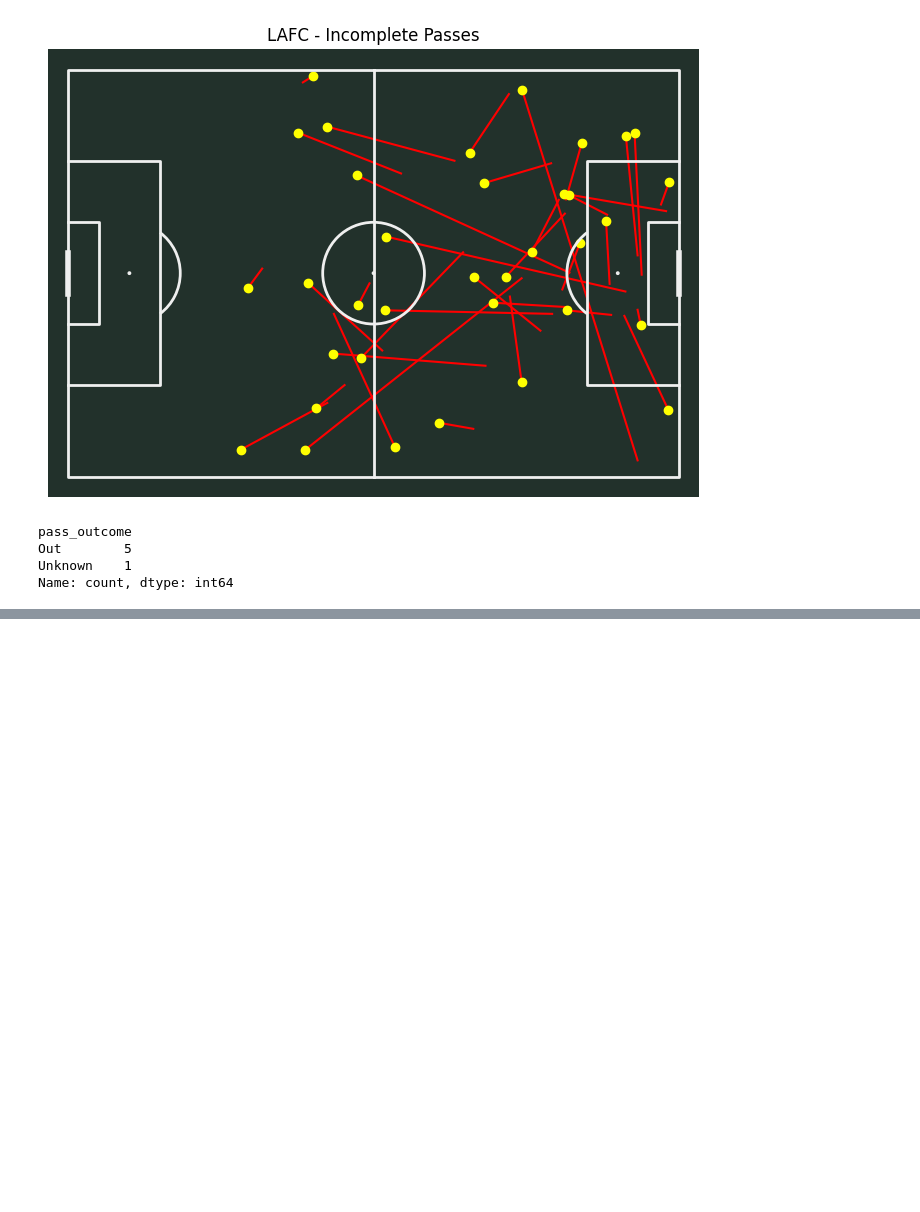
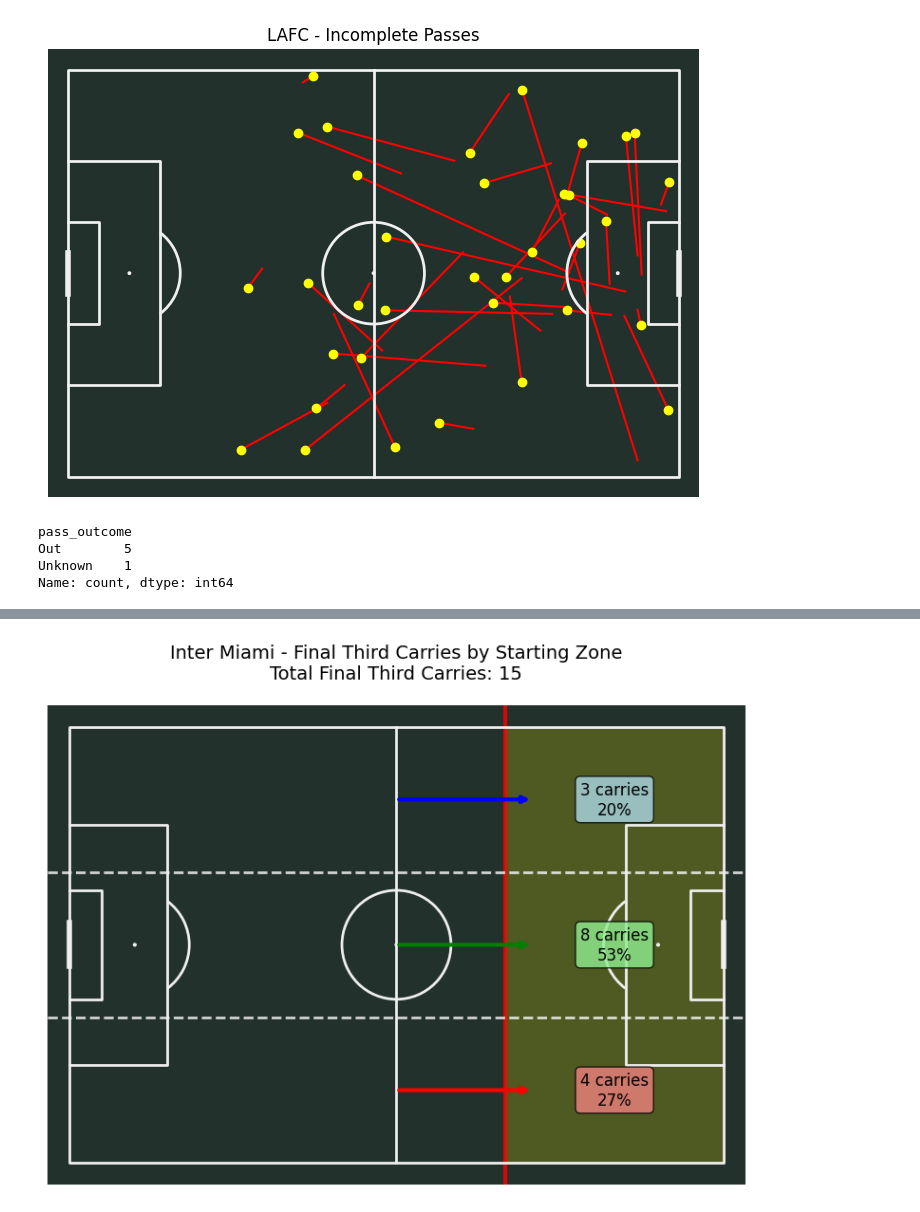
Before and after one commit to der-amit/soccer_plots, a Jupyter notebook: mls_plots.ipynb, the cells around one changed output, grey strips where cells are left out. Drawn from its saved outputs; the diff is of its cells as text; code cells hidden in the pictures; blank space fills up the shorter version.

```diff
--- a/mls_plots.ipynb
+++ b/mls_plots.ipynb
@@ -456,0 +557,67 @@ Name: count, dtype: int64
+# %%
+import matplotlib.pyplot as plt
+
+# Your existing code for filtering and calculating...
+miami_final_third_carries = df_carries[(df_carries['team'] == 'Inter Miami') &
+                                       (df_carries['xstart'] < 80) &
+                                       (df_carries['carry_end_x'] > 80)]
+
+# Calculate zones and percentages...
+left_zone = miami_final_third_carries[(miami_final_third_carries['ystart'] >= 0) &
+                                      (miami_final_third_carries['ystart'] <= 26.67)]
+center_zone = miami_final_third_carries[(miami_final_third_carries['ystart'] > 26.67) &
+                                        (miami_final_third_carries['ystart'] <= 53.33)]
+right_zone = miami_final_third_carries[(miami_final_third_carries['ystart'] > 53.33) &
+                                       (miami_final_third_carries['ystart'] <= 80)]
+
+total_final_third_carries = len(miami_final_third_carries)
+left_count = len(left_zone)
+center_count = len(center_zone)
+right_count = len(right_zone)
+
+left_pct = (left_count / total_final_third_carries) * 100
+center_pct = (center_count / total_final_third_carries) * 100
+right_pct = (right_count / total_final_third_carries) * 100
+
+# Create visualization
+fig, ax = pitch.draw(figsize=(10, 6))
+
+# Highlight the final third area
+ax.axvline(x=80, color='red', linestyle='-', linewidth=3, alpha=0.8)
+ax.fill_betweenx([0, 80], 80, 120, alpha=0.2, color='yellow', label='Final Third')
+
+# Add arrows pointing toward final third
+# Left zone arrow
+ax.annotate('', xy=(85, 13.33), xytext=(60, 13.33),
+            arrowprops=dict(arrowstyle='->', lw=3, color='blue'))
+
+# Center zone arrow
+ax.annotate('', xy=(85, 40), xytext=(60, 40),
+            arrowprops=dict(arrowstyle='->', lw=3, color='green'))
+
+# Right zone arrow
+ax.annotate('', xy=(85, 66.67), xytext=(60, 66.67),
+            arrowprops=dict(arrowstyle='->', lw=3, color='red'))
+
+# Add text annotations for each zone
+ax.text(100, 13.33, f'{left_count} carries\n{left_pct:.0f}%',
+        fontsize=12, ha='center', va='center',
+        bbox=dict(boxstyle="round,pad=0.3", facecolor='lightblue', alpha=0.8))
+
+ax.text(100, 40, f'{center_count} carries\n{center_pct:.0f}%',
+        fontsize=12, ha='center', va='center',
+        bbox=dict(boxstyle="round,pad=0.3", facecolor='lightgreen', alpha=0.8))
+
+ax.text(100, 66.67, f'{right_count} carries\n{right_pct:.0f}%',
+        fontsize=12, ha='center', va='center',
+        bbox=dict(boxstyle="round,pad=0.3", facecolor='lightcoral', alpha=0.8))
+
+# Add zone dividing lines
+ax.axhline(y=26.67, color='white', linestyle='--', linewidth=2, alpha=0.8)
+ax.axhline(y=53.33, color='white', linestyle='--', linewidth=2, alpha=0.8)
+
+ax.set_title(f'Inter Miami - Final Third Carries by Starting Zone\nTotal Final Third Carries: {total_final_third_carries}',
+             fontsize=14, pad=20)
+plt.show()
+# %% [output]
+[figure, added]
```
Also changed, not shown: parts of 8 cells of this notebook.
